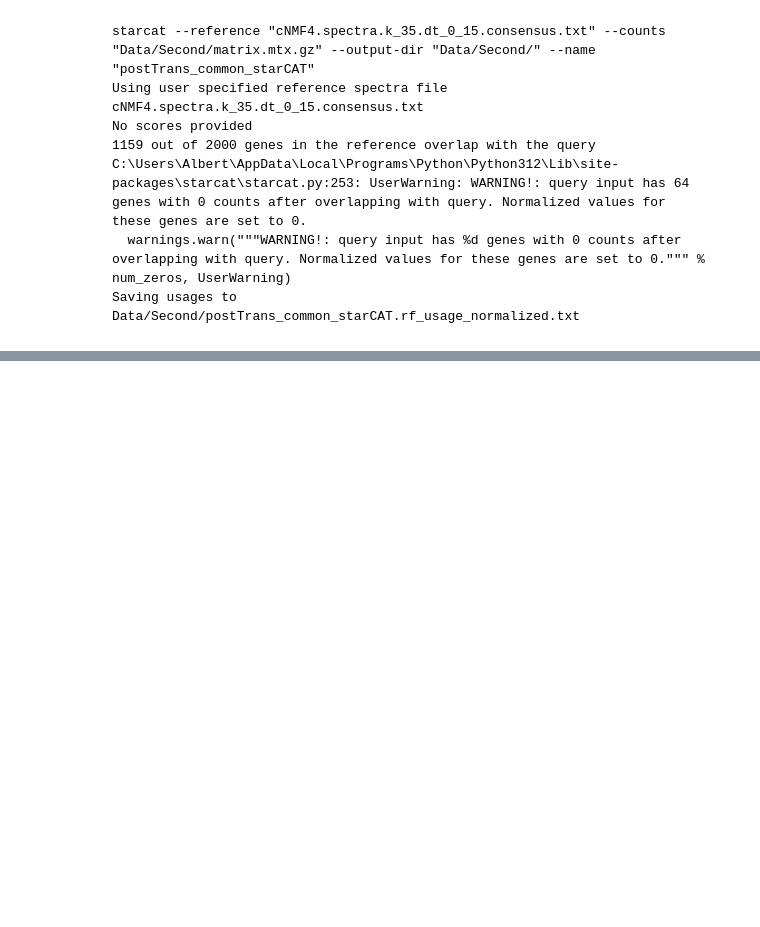
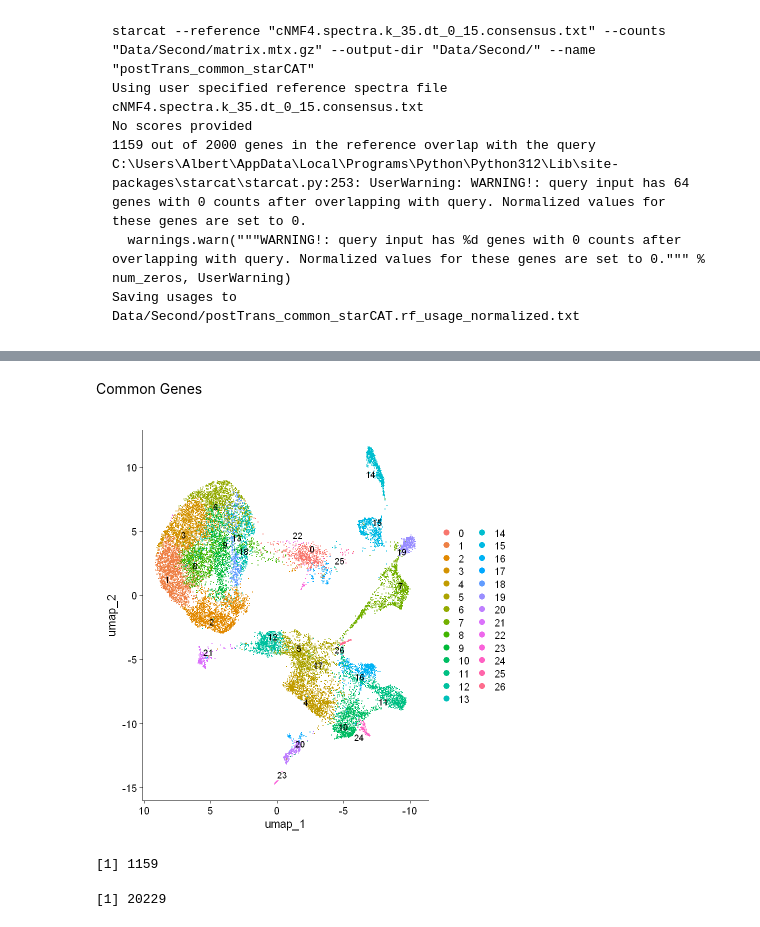
Before and after one commit to Tofulati/postTrans_cd34, a Jupyter notebook: starcat_analysis.ipynb, the cells around one changed output, grey strips where cells are left out. Saved outputs shown, nothing was run; the diff lists cells and outputs as text; code cells hidden in the pictures; blank space fills up the shorter version.

```diff
--- a/starcat_analysis.ipynb
+++ b/starcat_analysis.ipynb
@@ -429,0 +443,15 @@ Saving usages to Data/Second/postTrans_common_starCAT.rf_usage_normalized.txt
+# %% [markdown]
+Common Genes
+# %%
+posttrans_common_plot <- UMAPPlot(postTrans_rev_common) + scale_x_reverse()
+LabelClusters(plot = posttrans_common_plot, id = "ident")
+# %% [output]
+[figure, added]
+# %%
+nrow(postTrans_rev_common)
+# %% [output]
+[1] 1159
+# %%
+ncol(postTrans_rev_common)
+# %% [output]
+[1] 20229
```
Also changed, not shown: parts of 15 cells of this notebook.
